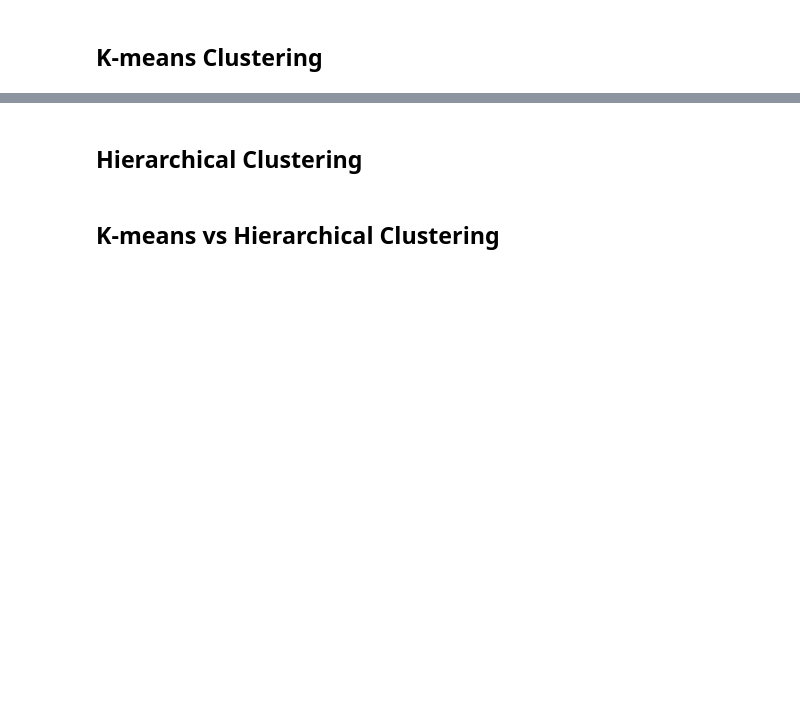
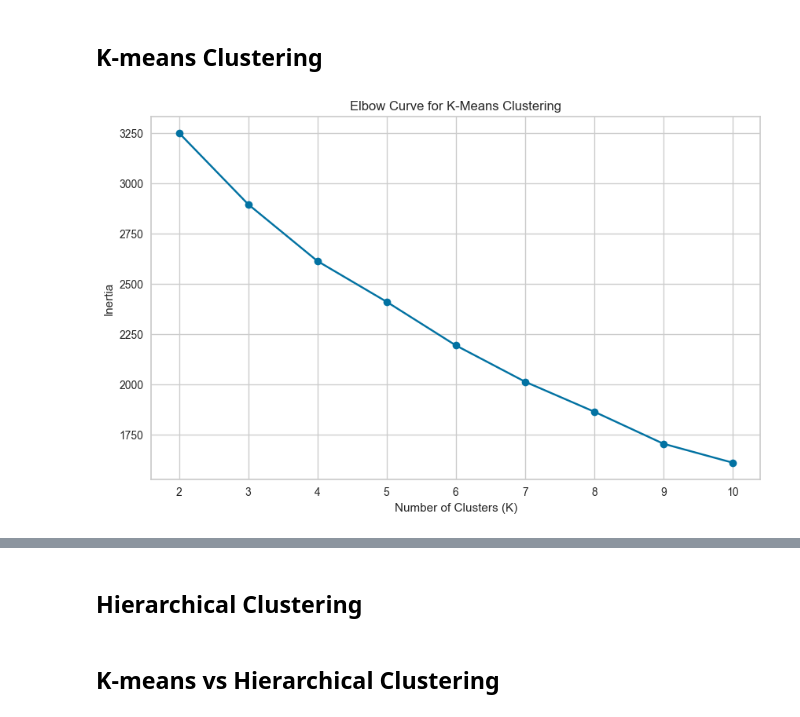
Before and after one commit to Irene-coder-dot/Trade-Ahead-Project, a Jupyter notebook: USL_Project_LearnerNotebook_FullCode.ipynb, the cells around one changed output, grey strips where cells are left out. Saved outputs shown, nothing was run; the diff lists cells and outputs as text; code cells hidden in the pictures; blank space fills up the shorter version.

Commit message:
K-means Clustering

```diff
--- a/USL_Project_LearnerNotebook_FullCode.ipynb
+++ b/USL_Project_LearnerNotebook_FullCode.ipynb
@@ -676,2 +702,29 @@ X_scaled.describe().T
 # %% [markdown]
 ## K-means Clustering
+# %%
+# Step 1 Choose a range of K
+k_range = range(2, 11)
+
+inertia = []
+silhouette_scores = []
+# %%
+# Step 2 Calculate the Elbow curve and Silhoutte scores
+for k in k_range:
+    kmeans = KMeans(n_clusters=k, random_state=42, n_init=10)
+    cluster_labels = kmeans.fit_predict(X_scaled)
+
+    inertia.append(kmeans.inertia_)
+    silhouette_scores.append(silhouette_score(X_scaled, cluster_labels))
+# %%
+# Step 3 Plot the Elbow Curve
+plt.figure(figsize=(10, 6))
+
+plt.plot(k_range, inertia, marker='o')
+
+plt.xlabel('Number of Clusters (K)')
+plt.ylabel('Inertia')
+plt.title('Elbow Curve for K-Means Clustering')
+plt.xticks(list(k_range))
+plt.show()
+# %% [output]
+[figure, added]
```
Also changed, not shown: parts of 21 cells of this notebook.
